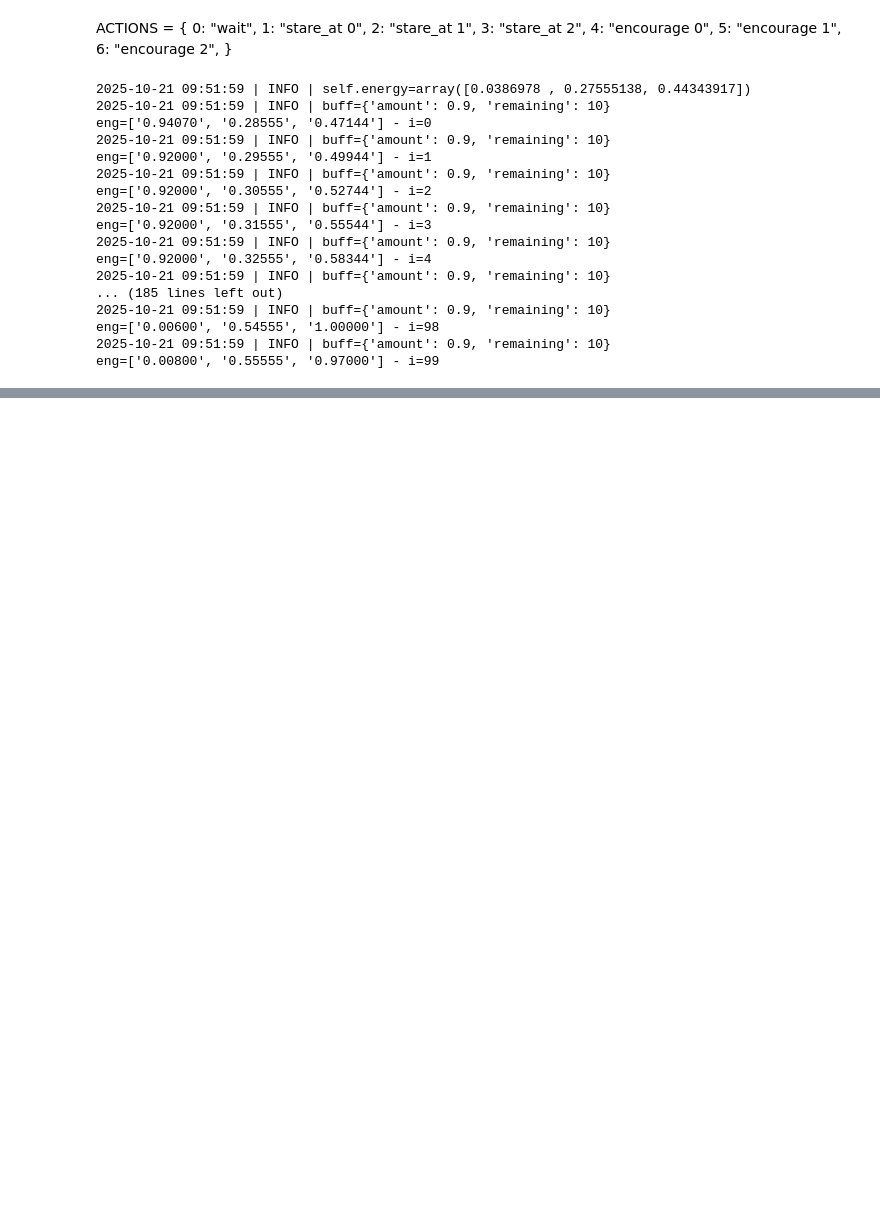
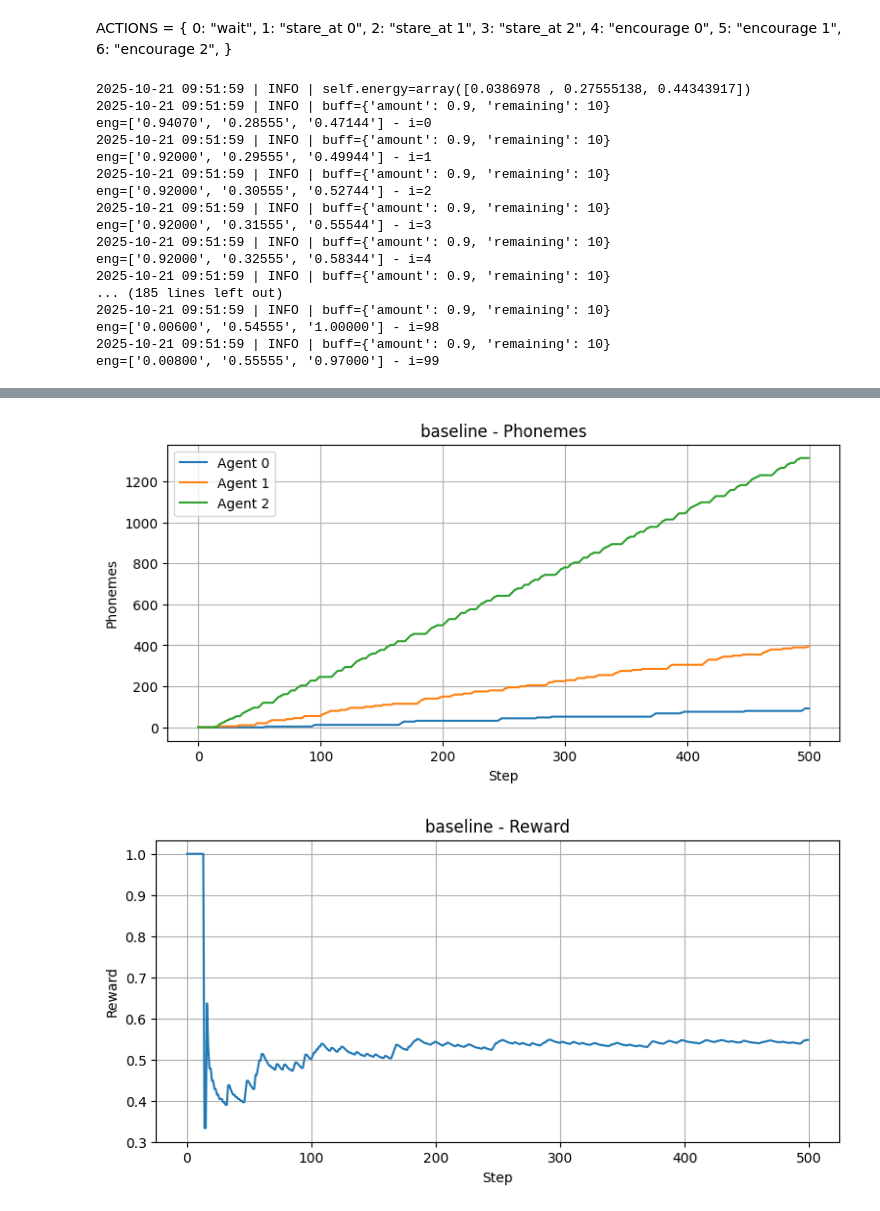
Before and after one commit to ofirmac/env, a Jupyter notebook: src/test_result/test_env.ipynb, the cells around one changed output, grey strips where cells are left out. Cells and saved outputs as stored; diff of their text form; code cells hidden in the pictures; blank space fills up the shorter version.

```diff
--- a/src/test_result/test_env.ipynb
+++ b/src/test_result/test_env.ipynb
@@ -102,0 +130,6 @@ eng=['0.00800', '0.55555', '0.97000'] - i=99
+# %%
+env_stare_env_effect= GuestEnv(max_steps=500, reward_shaping=False, env_effect=True)  # Shorter episodes for more frequent logging
+actions = [1]*500
+p_e, r_e = run_env(env_stare_env_effect, actions, steps=500)
+plot_results(p_e, r_e, 'baseline')
+# %% [output]
@@ -102,0 +153,2 @@ eng=['0.00800', '0.55555', '0.97000'] - i=99
+[figure, added]
+[figure, added]
```
Also changed, not shown: parts of 6 cells of this notebook, 2 other files.
